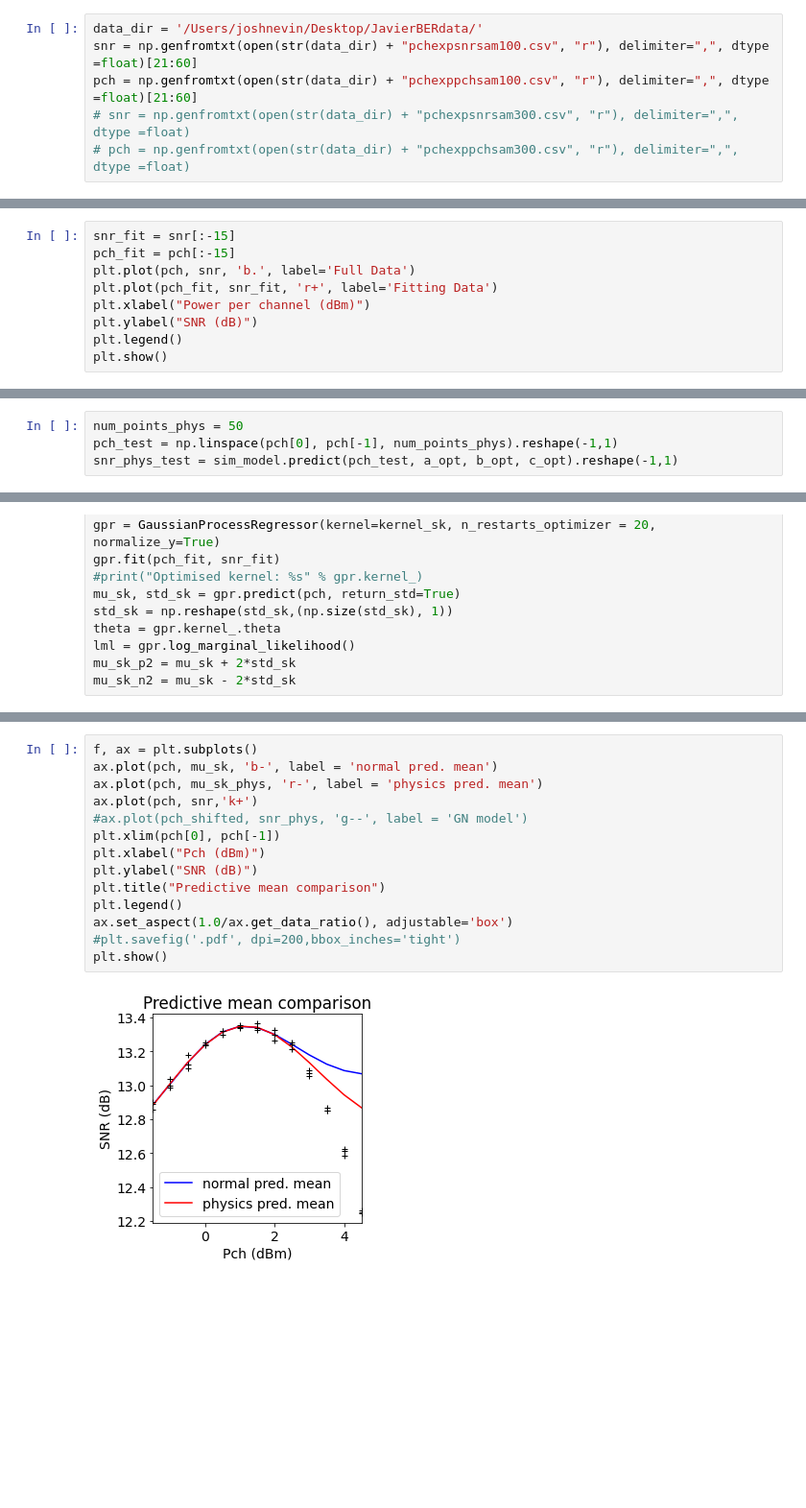
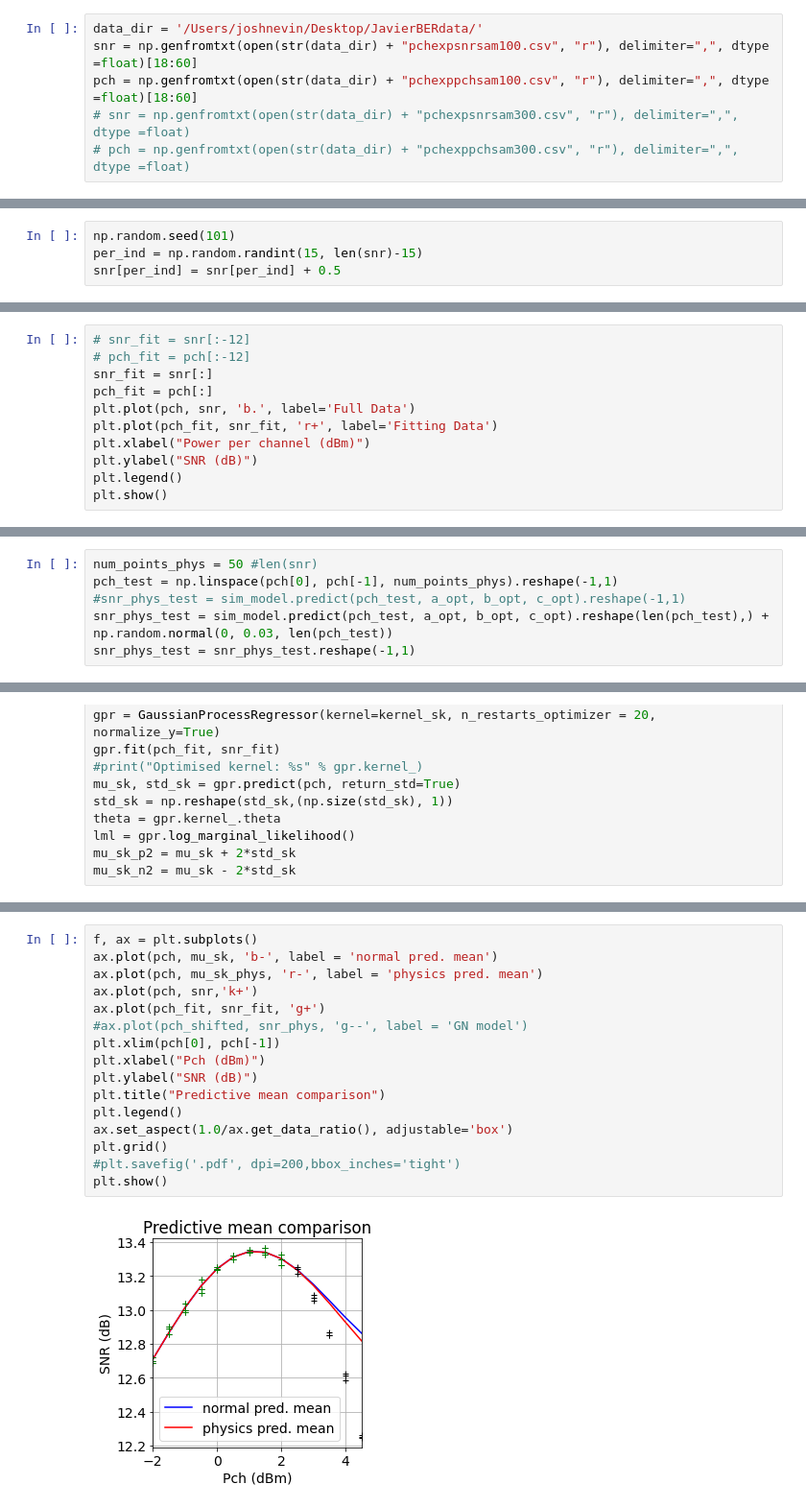
Before and after one commit to joshnevin/physics_enhanced_GPs, a Jupyter notebook: simple_model_enhanced_GPs.ipynb, the cells around one changed output, grey strips where cells are left out. Shown: that part at 96% size. Saved outputs shown, nothing was run; the diff lists cells and outputs as text; blank space fills up the shorter version.

```diff
--- a/simple_model_enhanced_GPs.ipynb
+++ b/simple_model_enhanced_GPs.ipynb
@@ -16,8 +16,8 @@ font = { 'family' : 'sans-serif',
 matplotlib.rc('font', **font)
 # %%
 data_dir = '/Users/joshnevin/Desktop/JavierBERdata/'
-snr = np.genfromtxt(open(str(data_dir) + "pchexpsnrsam100.csv", "r"), delimiter=",", dtype =float)[21:60]
-pch = np.genfromtxt(open(str(data_dir) + "pchexppchsam100.csv", "r"), delimiter=",", dtype =float)[21:60]
+snr = np.genfromtxt(open(str(data_dir) + "pchexpsnrsam100.csv", "r"), delimiter=",", dtype =float)[18:60]
+pch = np.genfromtxt(open(str(data_dir) + "pchexppchsam100.csv", "r"), delimiter=",", dtype =float)[18:60]
 # snr = np.genfromtxt(open(str(data_dir) + "pchexpsnrsam300.csv", "r"), delimiter=",", dtype =float)
 # pch = np.genfromtxt(open(str(data_dir) + "pchexppchsam300.csv", "r"), delimiter=",", dtype =float)
 # %%
@@ -29,8 +35,14 @@ pch_lin = 1e-3*10**(pch/10)
+# %%
+np.random.seed(101)
+per_ind = np.random.randint(15, len(snr)-15)
+snr[per_ind] = snr[per_ind] + 0.5
 # %% [markdown]
 Select a fraction of the data to use for fitting and another fraction for testing.
 # %%
-snr_fit = snr[:-15]
-pch_fit = pch[:-15]
+# snr_fit = snr[:-12]
+# pch_fit = pch[:-12]
+snr_fit = snr[:]
+pch_fit = pch[:]
 plt.plot(pch, snr, 'b.', label='Full Data')
 plt.plot(pch_fit, snr_fit, 'r+', label='Fitting Data')
 plt.xlabel("Power per channel (dBm)")
@@ -114,9 +122,11 @@ plt.show()
 # %% [markdown]
 Fit GP with and without simple physical model and compare results...
 # %%
-num_points_phys = 50
+num_points_phys = 50 #len(snr)
 pch_test = np.linspace(pch[0], pch[-1], num_points_phys).reshape(-1,1)
-snr_phys_test = sim_model.predict(pch_test, a_opt, b_opt, c_opt).reshape(-1,1)
+#snr_phys_test = sim_model.predict(pch_test, a_opt, b_opt, c_opt).reshape(-1,1)
+snr_phys_test = sim_model.predict(pch_test, a_opt, b_opt, c_opt).reshape(len(pch_test),) + np.random.normal(0, 0.03, len(pch_test))
+snr_phys_test = snr_phys_test.reshape(-1,1)
 # %%
 pch_fit = pch_fit.reshape(-1, 1)  # needed for SK learn input
 #pch_predict = np.linspace(pch_shifted[0], pch_shifted[-1] + 1.0)
@@ -186,16 +196,18 @@ plt.show()
 # %%
 f, ax = plt.subplots()
 ax.plot(pch, mu_sk, 'b-', label = 'normal pred. mean')
 ax.plot(pch, mu_sk_phys, 'r-', label = 'physics pred. mean')
 ax.plot(pch, snr,'k+')
+ax.plot(pch_fit, snr_fit, 'g+')
 #ax.plot(pch_shifted, snr_phys, 'g--', label = 'GN model')
 plt.xlim(pch[0], pch[-1])
 plt.xlabel("Pch (dBm)")
 plt.ylabel("SNR (dB)")
 plt.title("Predictive mean comparison")
 plt.legend()
 ax.set_aspect(1.0/ax.get_data_ratio(), adjustable='box')
+plt.grid()
 #plt.savefig('.pdf', dpi=200,bbox_inches='tight')
 plt.show()
 # %% [output]
-[figure, old version]
+[figure, new version]
```
Also changed, not shown: parts of 16 cells of this notebook, 1 other file.
